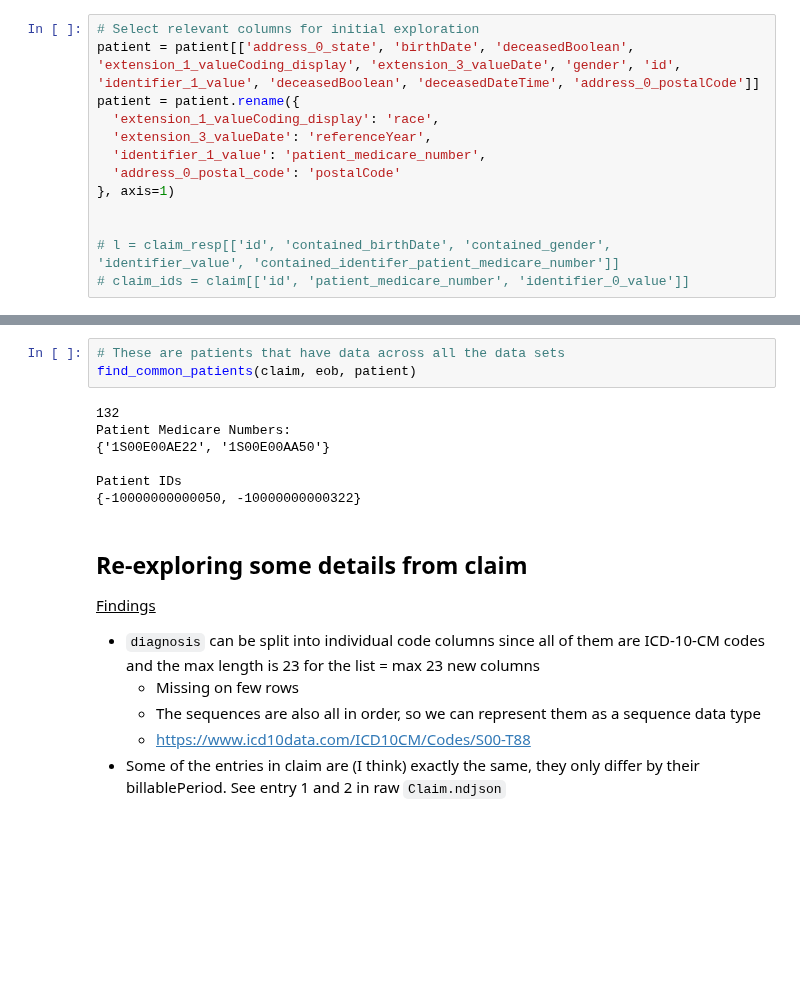
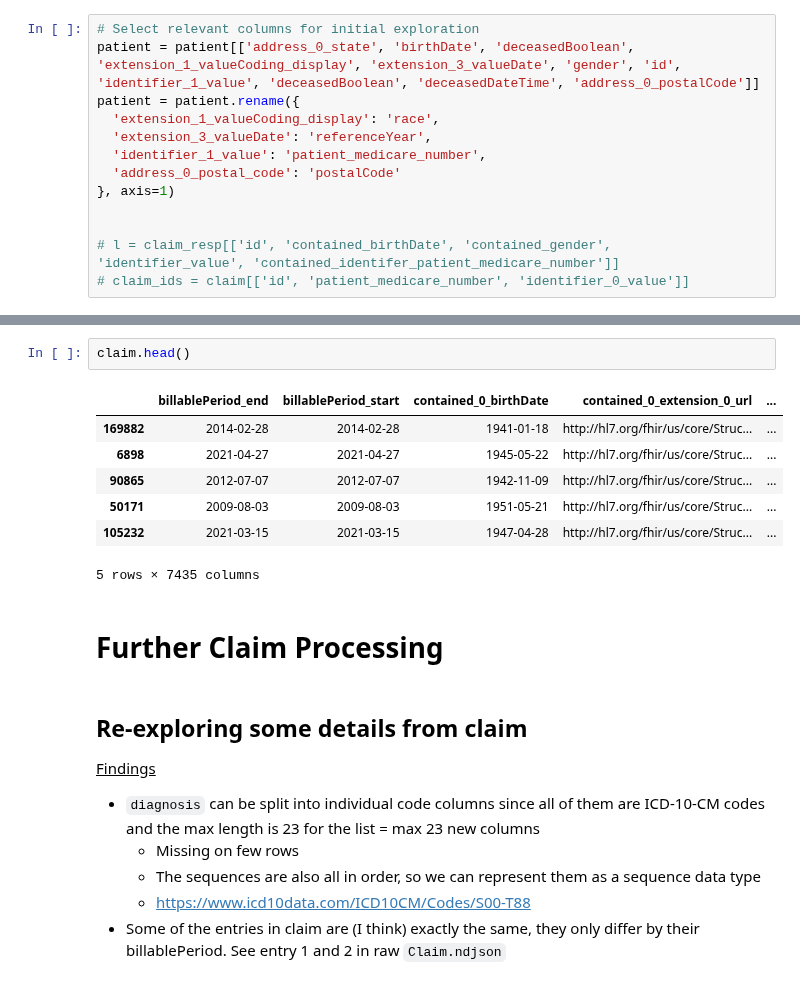
Before and after one commit to martza87/siads_696_mII, a Jupyter notebook: src/02_Merging_EDA.ipynb, the cells around one changed output, grey strips where cells are left out. Cells and saved outputs as stored; diff of their text form; blank space fills up the shorter version.

```diff
--- a/src/02_Merging_EDA.ipynb
+++ b/src/02_Merging_EDA.ipynb
@@ -86,13 +50,15 @@ def find_common_patients(claim, eob, patient):
-# %%
-# These are patients that have data across all the data sets
-find_common_patients(claim, eob, patient)
-# %% [output]
-132
-Patient Medicare Numbers:
-{'1S00E00AE22', '1S00E00AA50'}
-
-Patient IDs
-{-10000000000050, -10000000000322}
+# %%
+claim.head()
+# %% [output]
+|  | billablePeriod_end | billablePeriod_start | contained_0_birthDate | contained_0_extension_0_url | ... |
+| 169882 | 2014-02-28 | 2014-02-28 | 1941-01-18 | http://hl7.org/fhir/us/core/Struc... | ... |
+| 6898 | 2021-04-27 | 2021-04-27 | 1945-05-22 | http://hl7.org/fhir/us/core/Struc... | ... |
+| 90865 | 2012-07-07 | 2012-07-07 | 1942-11-09 | http://hl7.org/fhir/us/core/Struc... | ... |
+| 50171 | 2009-08-03 | 2009-08-03 | 1951-05-21 | http://hl7.org/fhir/us/core/Struc... | ... |
+| 105232 | 2021-03-15 | 2021-03-15 | 1947-04-28 | http://hl7.org/fhir/us/core/Struc... | ... |
+5 rows × 7435 columns
+# %% [markdown]
+# Further Claim Processing
 # %% [markdown]
 ## Re-exploring some details from claim
 
```
Also changed, not shown: parts of 38 cells of this notebook, 1 other file.
